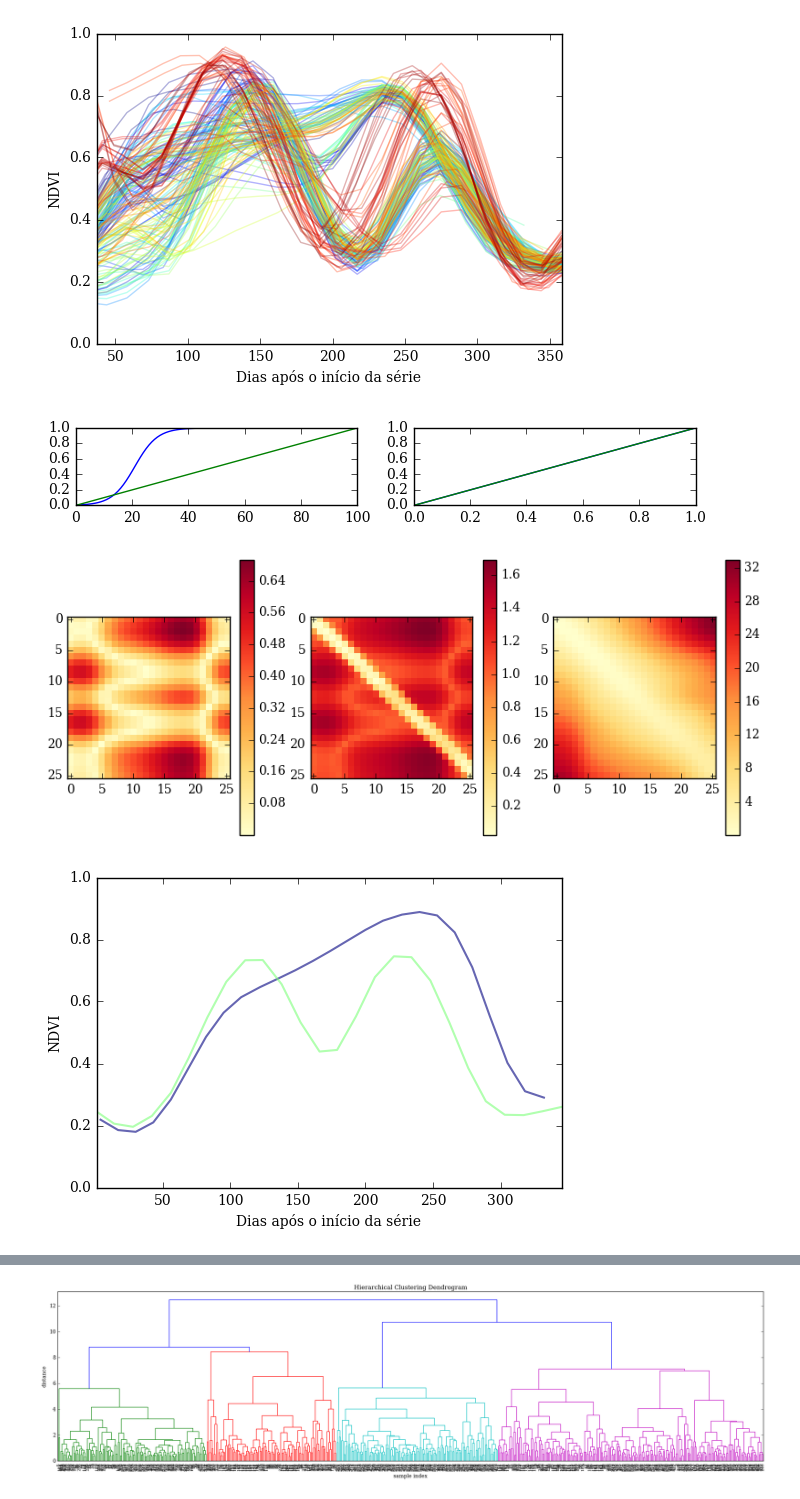
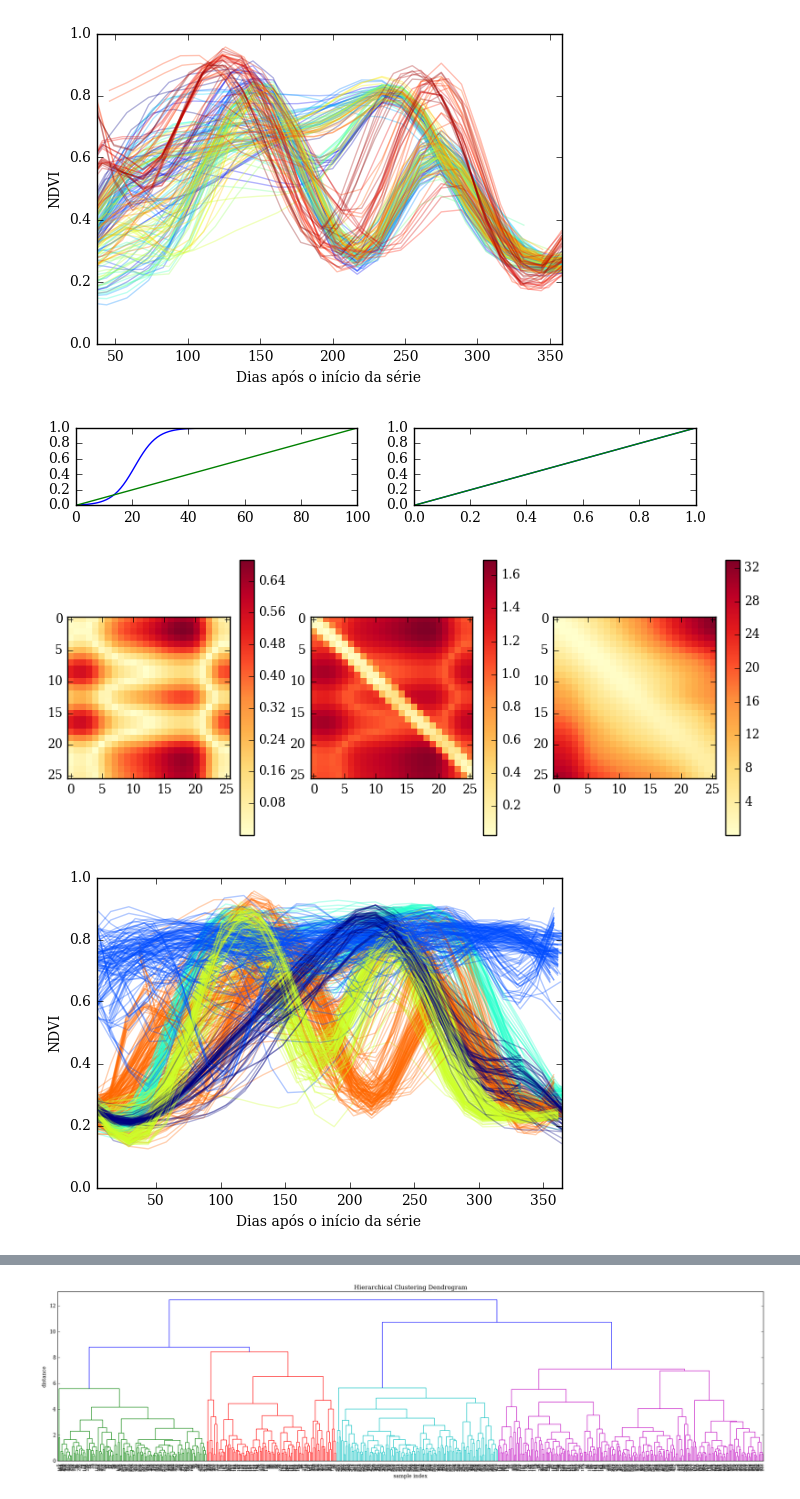
Before and after one commit to rolfsimoes/mygdal, a Jupyter notebook: signatures_landsat_series2.ipynb, the cells around one changed output, grey strips where cells are left out. Saved outputs shown, nothing was run; the diff lists cells and outputs as text; code cells hidden in the pictures.

Commit message:
mygdal creation beta 0.4

```diff
--- a/signatures_landsat_series2.ipynb
+++ b/signatures_landsat_series2.ipynb
@@ -45,7 +44,7 @@ import scipy.sparse.linalg
 
 
 def whittaker_smooth(y, lmda=1.0):
-    m = len(y)
+    m = size(y)
     E = scipy.sparse.identity(m)
     d1 = -1 * numpy.ones((m), dtype='d')
     d2 = 3 * numpy.ones((m), dtype='d')
@@ -55,11 +54,11 @@ def whittaker_smooth(y, lmda=1.0):
     z = scipy.sparse.linalg.cg(E + lmda * (D.transpose()).dot(D), y)
     return z[0]
 # %%
-timeline = myda.from_recarray(numpy.recfromcsv('../data/timeline_new2.csv',
+timeline = from_recarray(numpy.recfromcsv('../data/timeline_new2.csv',
                                                dtype=[('source', 'U3'), ('date', 'datetime64[D]')]))
 timeline['base_date'] = numpy.array(timeline['date'], dtype='datetime64[Y]')
 # %%
-samples = myda.from_recarray(numpy.recfromcsv('../data/samples_new2.csv',
+samples = from_recarray(numpy.recfromcsv('../data/samples_new2.csv',
                                               dtype=[('longitude', 'f8'),
                                                      ('latitude', 'f8'),
                                                      ('from', 'datetime64[D]'),
@@ -69,6 +68,6 @@ samples['geoloc'] = numpy.array([samples['longitude'], samples['latitude']]).T
 samples['pixel'] = mygdal_doy.geolocs_to_pixels(samples['geoloc'])
 samples.orderby(keys='latitude', reverse=True)
 
-myda.head(samples)
+head(samples)
 # %% [output]
 {
@@ -167,13 +169,13 @@ def DTW_prepare(len1, len2):
 
 def DTW(dists, window=None, result=None):
     if result is None:
-        result = numpy.zeros((len(dists) + 1, (len(dists) + 1)))
-    if window is None or window > len(dists):
-        window = len(dists)
+        result = numpy.zeros((size(dists) + 1, (size(dists) + 1)))
+    if window is None or window > size(dists):
+        window = size(dists)
     result[:, :] = numpy.inf
     result[0, 0] = 0.0
-    for i in range(1, len(result)):
-        for j in range(max(1, i - window), min(len(result[i]), i + window + 1)):
+    for i in range(1, size(result)):
+        for j in range(max(1, i - window), min(size(result[i]), i + window + 1)):
             result[i, j] = numpy.nanmin(result[i-1:i+1, j-1:j+1]) + dists[i-1, j-1]
     return result
 
@@ -181,10 +183,10 @@ def DTW(dists, window=None, result=None):
 def DTW_dist_reg_tss(tss, window, date_key, value_key, dist_date_func, func_date_params,
                      dist_value_func, func_value_params):
     result = []
-    dtw_dists = DTW_prepare(len(tss[0][date_key]), len(tss[0][date_key]))
+    dtw_dists = DTW_prepare(size(tss[0][date_key]), size(tss[0][date_key]))
     index_dist = cross_distances(tss[0][date_key], tss[0][date_key], dist_date_func, *func_date_params)
-    for i in range(len(tss) - 1):
-        for j in range(i + 1, len(tss)):
+    for i in range(size(tss) - 1):
+        for j in range(i + 1, size(tss)):
             values_dist = cross_distances(tss[i][value_key], tss[j][value_key], dist_value_func, *func_value_params)
             DTW(index_dist + values_dist, window=window, result=dtw_dists)
             result.append(dtw_dists[-1, -1])
@@ -197,7 +199,7 @@ def plot_dtw_dist(ts1, ts2, window, date_key, value_key,
                                  dist_date_func, *func_date_params)
     values_dist = cross_distances(ts1[value_key], ts2[value_key],
                                   dist_value_func, *func_value_params)
-    dtw_dists = DTW_prepare(len(ts1), len(ts2))
+    dtw_dists = DTW_prepare(size(ts1), size(ts2))
     dtw_dists = DTW(dates_dist + values_dist, result=dtw_dists)
 
     fig = plt.figure(figsize=(10,4))
@@ -260,36 +262,36 @@ s.plot(x, x / 100)
 x = numpy.arange(0, 1, 0.01)
 s = fig.add_subplot(1, 2, 2)
 s.plot(x, [value_func(i, *value_func_params) for i in x])
 s.plot(x, x)
 
 plt.show()
 
 sample_id1=2
 sample_id2=0
 
 ts1 = sample_timeseries(sample_id=sample_id1, samples=samples, mygdal_doy=mygdal_doy,
                         base_dates=timeline['base_date'],
                         mygdal_values=mygdal_ndvi, factor_value=10, min_value=-1, max_value=1,
                         slices=26, smooth_func=whittaker_smooth)
 
 ts2 = sample_timeseries(sample_id=sample_id2, samples=samples, mygdal_doy=mygdal_doy,
                         base_dates=timeline['base_date'],
                         mygdal_values=mygdal_ndvi, factor_value=10, min_value=-1, max_value=1,
                         slices=26, smooth_func=whittaker_smooth)
 
 plot_dtw_dist(ts1=ts1, ts2=ts2, window=2, date_key='doys', value_key='values',
               dist_date_func=logistic, func_date_params=date_func_params,
               dist_value_func=linear, func_value_params=value_func_params)
 
-plot_samples(samples.where([sample_id1, sample_id2]), mygdal_doy, timeline['base_date'],
+plot_samples(samples, mygdal_doy, timeline['base_date'],
              mygdal_ndvi, factor_value=10, min_value=-1, max_value=1,
              slices=26, smooth_func=whittaker_smooth, plot_index='doys',
              plot_xlabel='Dias após o início da série', plot_ylabel='NDVI',
-             plot_colormap='jet', plot_linewidth=1.5, plot_alpha=0.6)
+             plot_colormap='jet', plot_linewidth=1.0, plot_alpha=0.3)
 # %% [output]
 [figure]
 [figure]
-[figure, old version]
+[figure, new version]
 # %%
 ######################################################################################
 ######################################################################################
```
Also changed, not shown: parts of 10 cells of this notebook, 8 other files.
